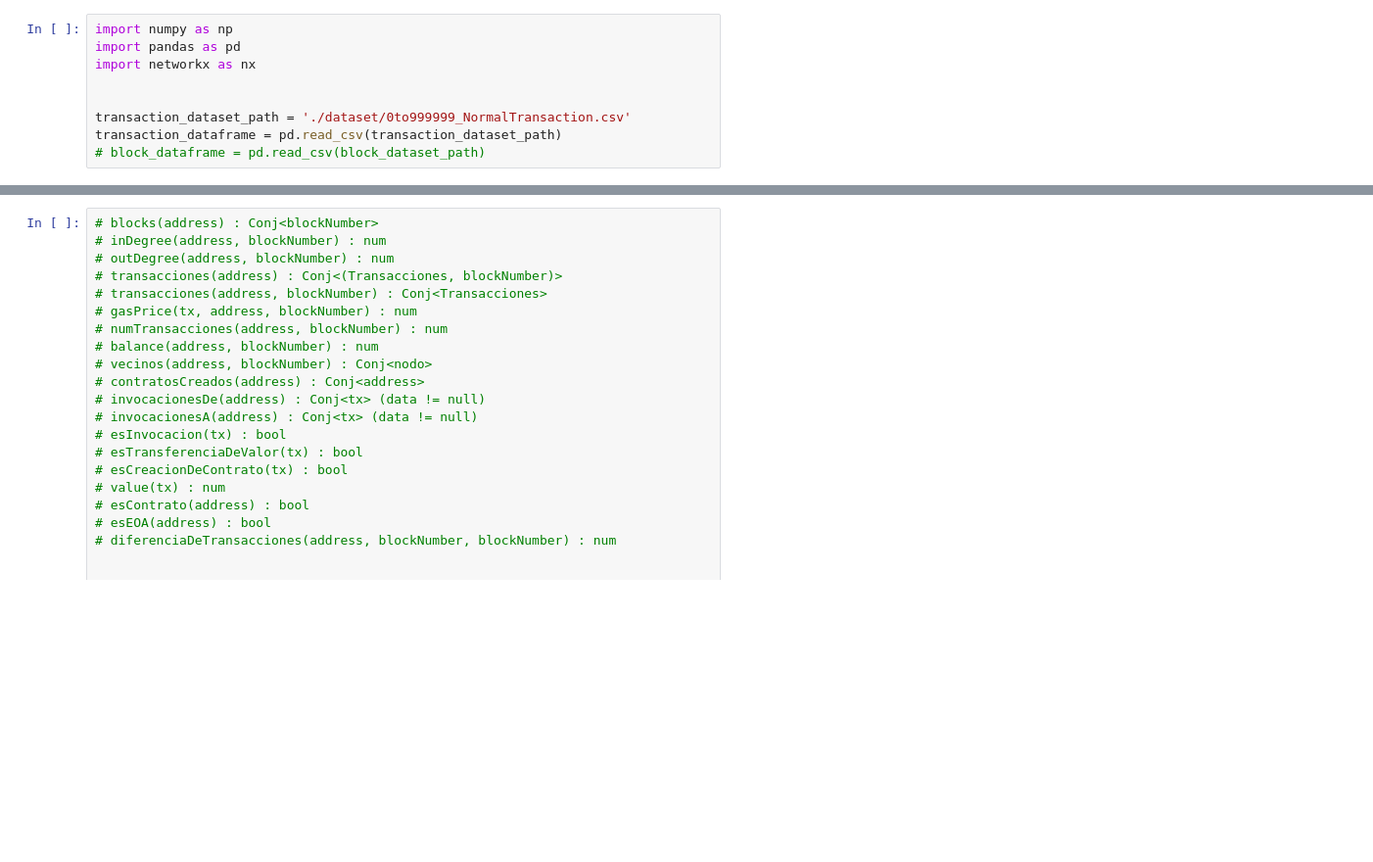
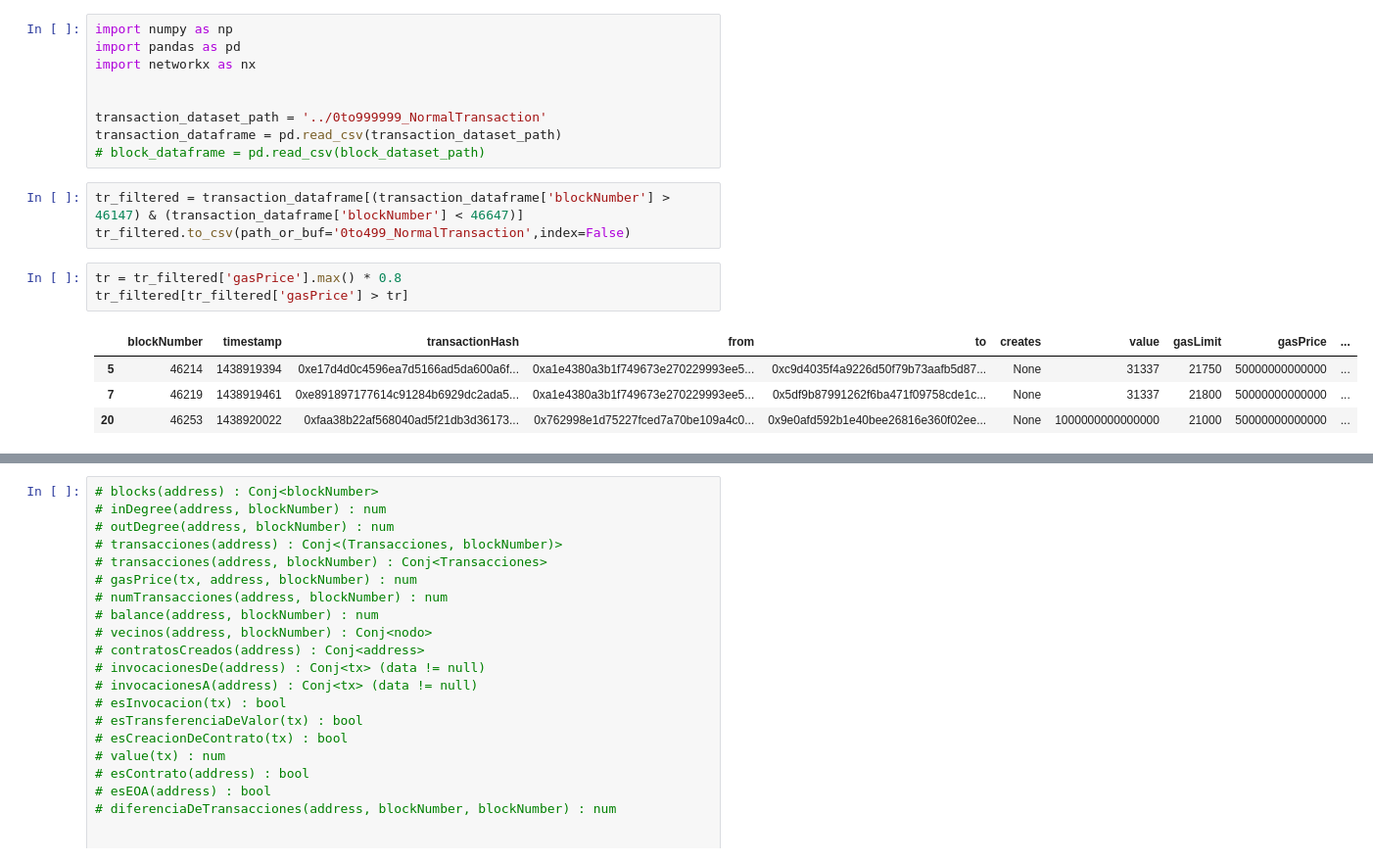
Before and after one commit to julianlen/Netder_experiment, a Jupyter notebook: DataIngestionModule.ipynb, the cells around one changed output, grey strips where cells are left out. Shown at 98% size. Cells and saved outputs as stored; diff of their text form; blank space fills up the shorter version.

```diff
--- a/DataIngestionModule.ipynb
+++ b/DataIngestionModule.ipynb
@@ -4,6 +4,17 @@ import pandas as pd
 import networkx as nx
 
 
-transaction_dataset_path = './dataset/0to999999_NormalTransaction.csv'
+transaction_dataset_path = '../0to999999_NormalTransaction'
 transaction_dataframe = pd.read_csv(transaction_dataset_path)
 # block_dataframe = pd.read_csv(block_dataset_path)
+# %%
+tr_filtered = transaction_dataframe[(transaction_dataframe['blockNumber'] > 46147) & (transaction_dataframe['blockNumber'] < 46647)]
+tr_filtered.to_csv(path_or_buf='0to499_NormalTransaction',index=False)
+# %%
+tr = tr_filtered['gasPrice'].max() * 0.8
+tr_filtered[tr_filtered['gasPrice'] > tr]
+# %% [output]
+|  | blockNumber | timestamp | transactionHash | from | to | creates | value | gasLimit | gasPrice | ... |
+| 5 | 46214 | 1438919394 | 0xe17d4d0c4596ea7d5166ad5da600a6f... | 0xa1e4380a3b1f749673e270229993ee5... | 0xc9d4035f4a9226d50f79b73aafb5d87... | None | 31337 | 21750 | 50000000000000 | ... |
+| 7 | 46219 | 1438919461 | 0xe891897177614c91284b6929dc2ada5... | 0xa1e4380a3b1f749673e270229993ee5... | 0x5df9b87991262f6ba471f09758cde1c... | None | 31337 | 21800 | 50000000000000 | ... |
+| 20 | 46253 | 1438920022 | 0xfaa38b22af568040ad5f21db3d36173... | 0x762998e1d75227fced7a70be109a4c0... | 0x9e0afd592b1e40bee26816e360f02ee... | None | 1000000000000000 | 21000 | 50000000000000 | ... |
```
Also changed, not shown: parts of 7 cells of this notebook, 11 other files.
